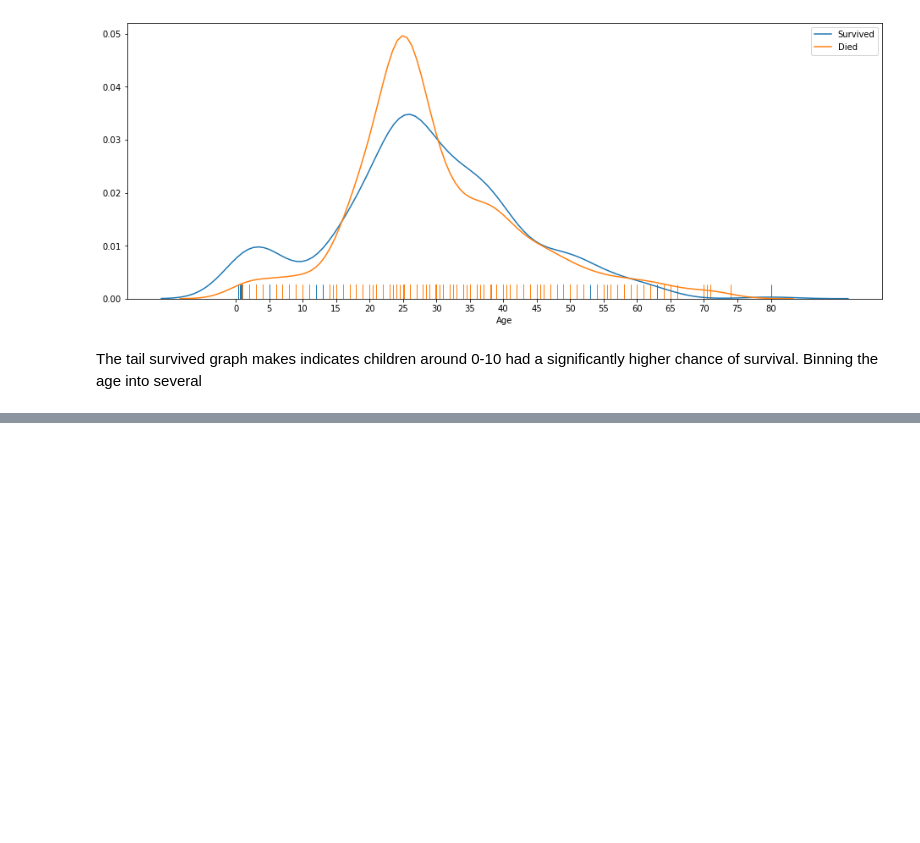
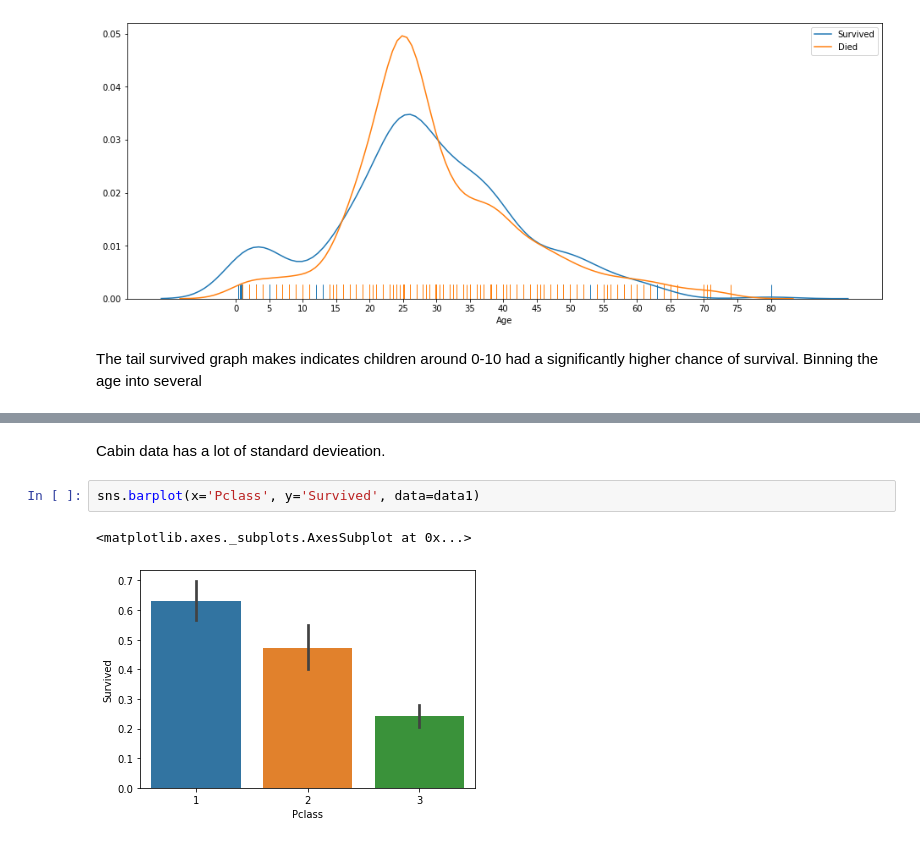
Before and after one commit to cucearda/TitanicProject, a Jupyter notebook: Titanic.ipynb, the cells around one changed output, grey strips where cells are left out. Saved outputs shown, nothing was run; the diff lists cells and outputs as text; blank space fills up the shorter version.

```diff
--- a/Titanic.ipynb
+++ b/Titanic.ipynb
@@ -252,0 +256,7 @@ The tail survived graph makes indicates children around 0-10 had a significantly
+# %% [markdown]
+Cabin data has a lot of standard devieation.
+# %%
+sns.barplot(x='Pclass', y='Survived', data=data1)
+# %% [output]
+<matplotlib.axes._subplots.AxesSubplot at 0x...>
+[figure, added]
```
Also changed, not shown: parts of 14 cells of this notebook.
